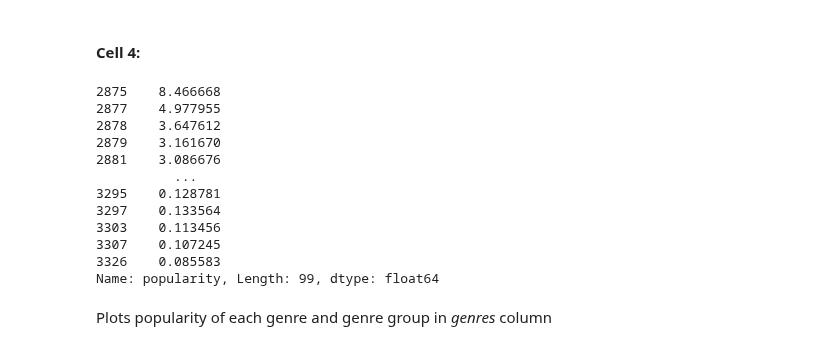
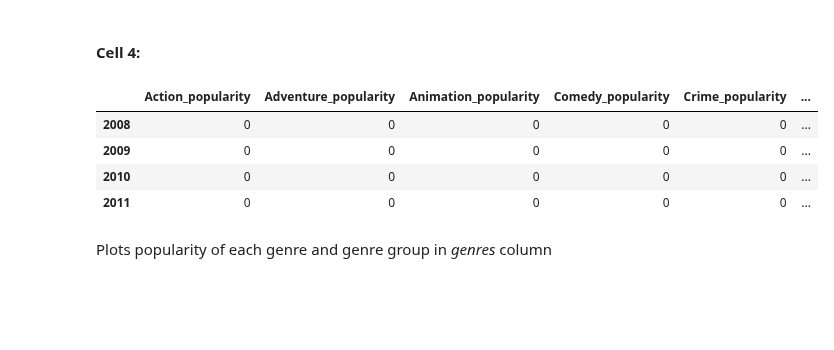
Before and after one commit to jwGitHub9860/Investigate_A_Dataset, a Jupyter notebook: Investigate_a_Dataset.ipynb, the cells around one changed output. Drawn from its saved outputs; the diff is of its cells as text; code cells hidden in the pictures; blank space fills up the shorter version.

Commit message:
refactor: Refactoring production code
Add code to display dataframe for genre popularity in "Cell 4" for first analysis question

```diff
--- a/Investigate_a_Dataset.ipynb
+++ b/Investigate_a_Dataset.ipynb
@@ -343,28 +343,22 @@ The code in _Cell 3_ uses the booleans in _Cell 2_ to classify the movie popular
 # %%
 df_genre_popularity = pd.DataFrame({'Action_popularity' : [0], 'Adventure_popularity' : [0],
                                    'Animation_popularity' : [0], 'Comedy_popularity' : [0],
                                    'Crime_popularity' : [0], 'Drama_popularity' : [0],
                                    'Documentary_popularity' : [0], 'Family_popularity' : [0],
                                    'Fantasy_popularity' : [0], 'Foreign_popularity' : [0],
                                    'History_popularity' : [0], 'Horror_popularity' : [0],
                                    'Music_popularity' : [0], 'Mystery_popularity' : [0],
                                    'Romance_popularity' : [0], 'Science Fiction_popularity' : [0],
                                    'Thriller_popularity' : [0], 'TV Movie_popularity' : [0],
                                    'War_popularity' : [0]},
                                   index = [2008, 2009, 2010, 2011]) # creates dataframe for popularity of each genre types
+df_genre_popularity # displays dataframe for genre popularity
 # %% [output]
-2875    8.466668
-2877    4.977955
-2878    3.647612
-2879    3.161670
-2881    3.086676
-          ...
-3295    0.128781
-3297    0.133564
-3303    0.113456
-3307    0.107245
-3326    0.085583
-Name: popularity, Length: 99, dtype: float64
+|  | Action_popularity | Adventure_popularity | Animation_popularity | Comedy_popularity | Crime_popularity | ... |
+| 2008 | 0 | 0 | 0 | 0 | 0 | ... |
+| 2009 | 0 | 0 | 0 | 0 | 0 | ... |
+| 2010 | 0 | 0 | 0 | 0 | 0 | ... |
+| 2011 | 0 | 0 | 0 | 0 | 0 | ... |
 # %% [markdown]
 Plots popularity of each genre and genre group in _genres_ column
 # %% [markdown]
```
